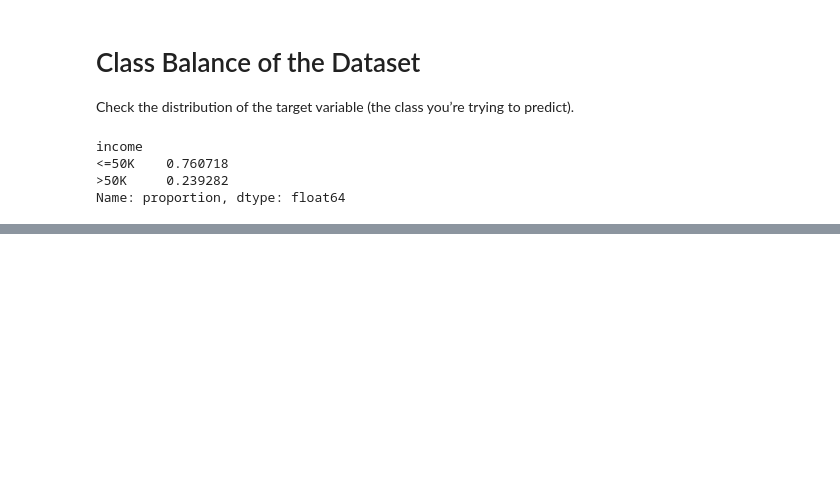
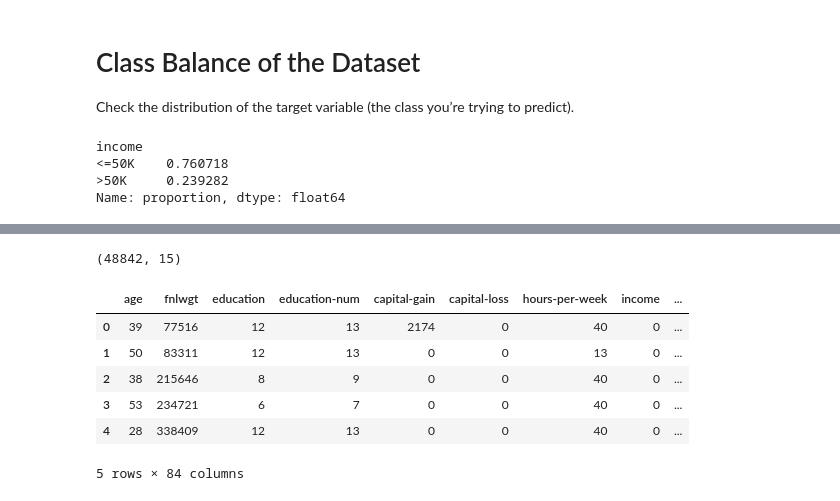
Before and after one commit to xHuGODx/TAA-Project, a Jupyter notebook: adult_dataset.ipynb, the cells around one changed output, grey strips where cells are left out. Drawn from its saved outputs; the diff is of its cells as text; code cells hidden in the pictures; blank space fills up the shorter version.

Commit message:
preprocessing

```diff
--- a/adult_dataset.ipynb
+++ b/adult_dataset.ipynb
@@ -287,0 +351,36 @@ If we find that the dataset is imbalanced (e.g., far more samples with income
+# %%
+from sklearn.preprocessing import LabelEncoder
+print(df.shape)
+# Label encode 'education' (ordinal)
+education_order = [
+    'Preschool', '1st-4th', '5th-6th', '7th-8th', '9th',
+    '10th', '11th', '12th', 'HS-grad',
+    'Some-college', 'Assoc-voc', 'Assoc-acdm',
+    'Bachelors', 'Masters', 'Doctorate'
+]
+
+df['education'] = pd.Categorical(df['education'], categories=education_order, ordered=True)
+df['education'] = df['education'].cat.codes
+
+# One-hot encode nominal categorical features
+one_hot_cols = [
+    'workclass', 'marital-status', 'occupation', 'relationship',
+    'race', 'sex', 'native-country'
+]
+
+df = pd.get_dummies(df, columns=one_hot_cols, drop_first=True)
+
+df['income'] = df['income'].map({'<=50K': 0, '>50K': 1})
+# %% [output]
+(48842, 15)
+# %%
+# Display the first 5 rows to check encoding results
+df.head()
+# %% [output]
+|  | age | fnlwgt | education | education-num | capital-gain | capital-loss | hours-per-week | income | ... |
+| 0 | 39 | 77516 | 12 | 13 | 2174 | 0 | 40 | 0 | ... |
+| 1 | 50 | 83311 | 12 | 13 | 0 | 0 | 13 | 0 | ... |
+| 2 | 38 | 215646 | 8 | 9 | 0 | 0 | 40 | 0 | ... |
+| 3 | 53 | 234721 | 6 | 7 | 0 | 0 | 40 | 0 | ... |
+| 4 | 28 | 338409 | 12 | 13 | 0 | 0 | 40 | 0 | ... |
+5 rows × 84 columns
```
Also changed, not shown: parts of 35 cells of this notebook.
